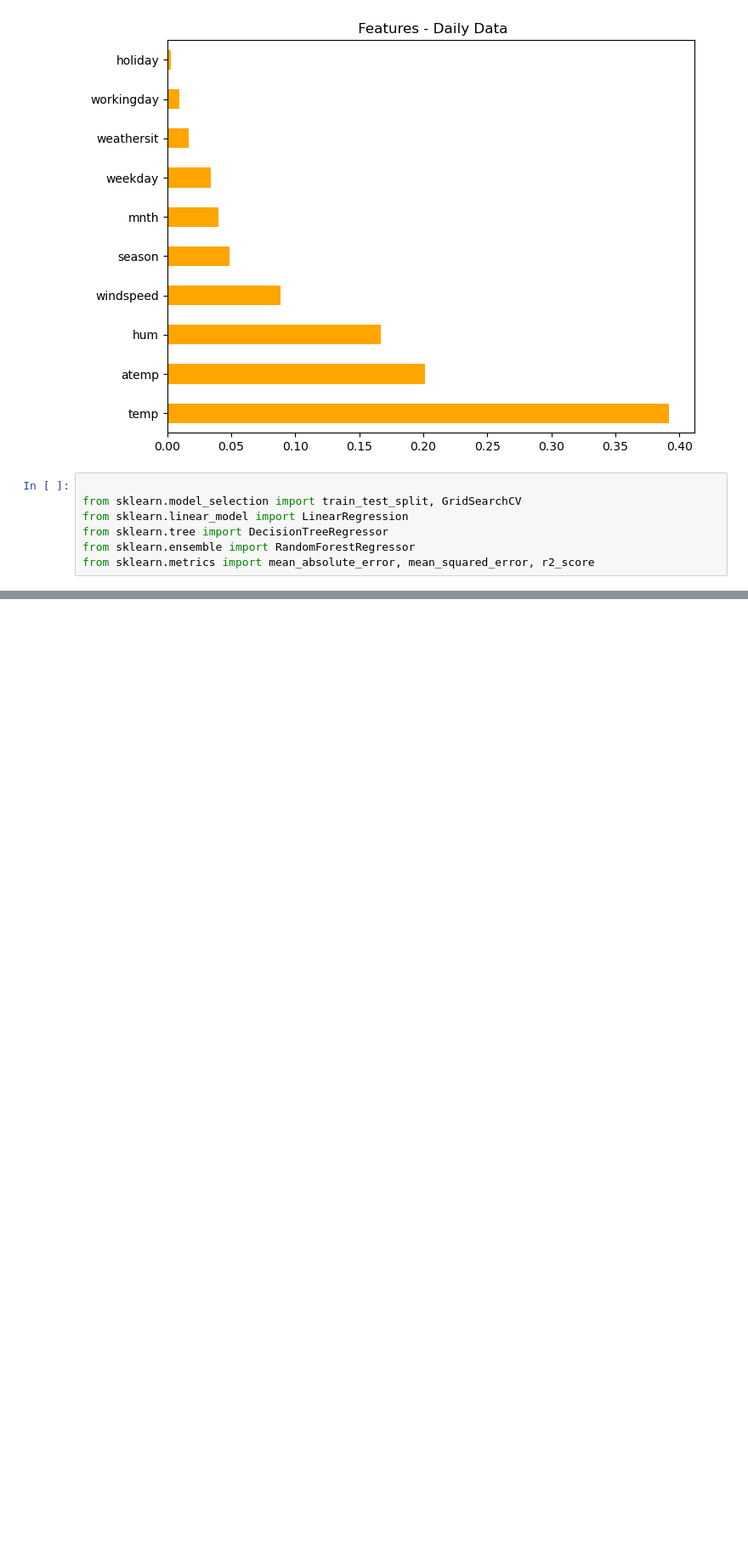
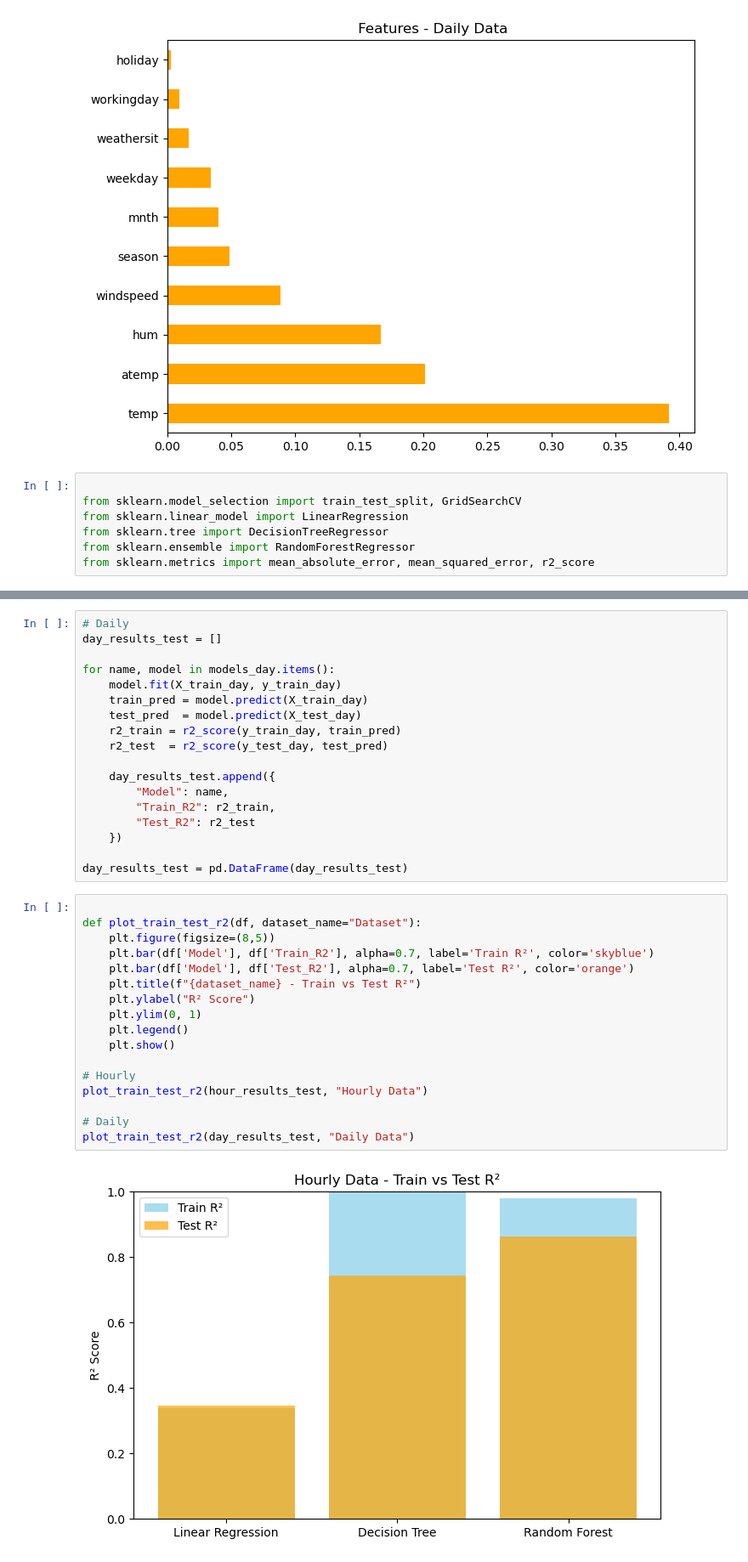
Before and after one commit to springboardmentor2468a-lab/Projects_2, a Jupyter notebook: Week 4.ipynb, the cells around one changed output, grey strips where cells are left out. Shown at 85% size. Saved outputs shown, nothing was run; the diff lists cells and outputs as text; blank space fills up the shorter version.

```diff
--- a/Week 4.ipynb
+++ b/Week 4.ipynb
@@ -361,0 +458,37 @@ for metric in metrics:
+# %%
+# Daily
+day_results_test = []
+
+for name, model in models_day.items():
+    model.fit(X_train_day, y_train_day)
+    train_pred = model.predict(X_train_day)
+    test_pred  = model.predict(X_test_day)
+    r2_train = r2_score(y_train_day, train_pred)
+    r2_test  = r2_score(y_test_day, test_pred)
+
+    day_results_test.append({
+        "Model": name,
+        "Train_R2": r2_train,
+        "Test_R2": r2_test
+    })
+
+day_results_test = pd.DataFrame(day_results_test)
+# %%
+
+def plot_train_test_r2(df, dataset_name="Dataset"):
+    plt.figure(figsize=(8,5))
+    plt.bar(df['Model'], df['Train_R2'], alpha=0.7, label='Train R²', color='skyblue')
+    plt.bar(df['Model'], df['Test_R2'], alpha=0.7, label='Test R²', color='orange')
+    plt.title(f"{dataset_name} - Train vs Test R²")
+    plt.ylabel("R² Score")
+    plt.ylim(0, 1)
+    plt.legend()
+    plt.show()
+
+# Hourly
+plot_train_test_r2(hour_results_test, "Hourly Data")
+
+# Daily
+plot_train_test_r2(day_results_test, "Daily Data")
+# %% [output]
+[figure, added]
```
Also changed, not shown: parts of 44 cells of this notebook.
